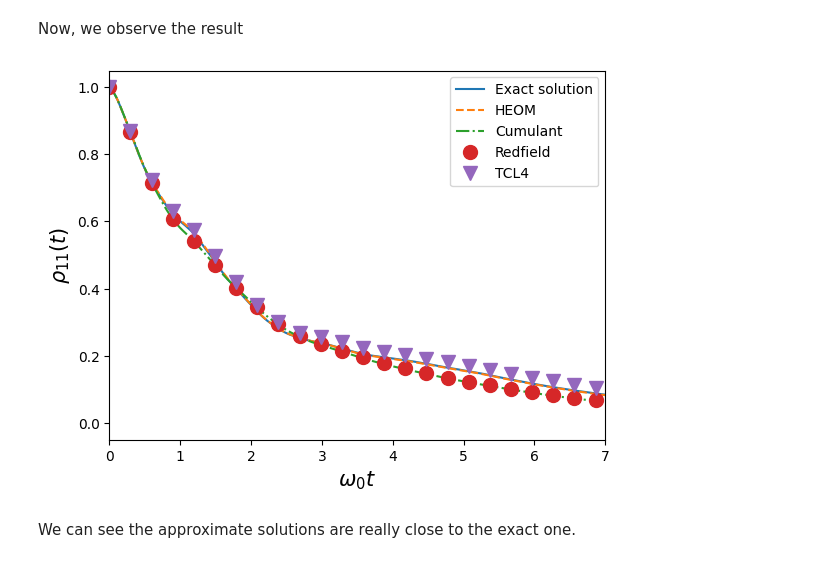
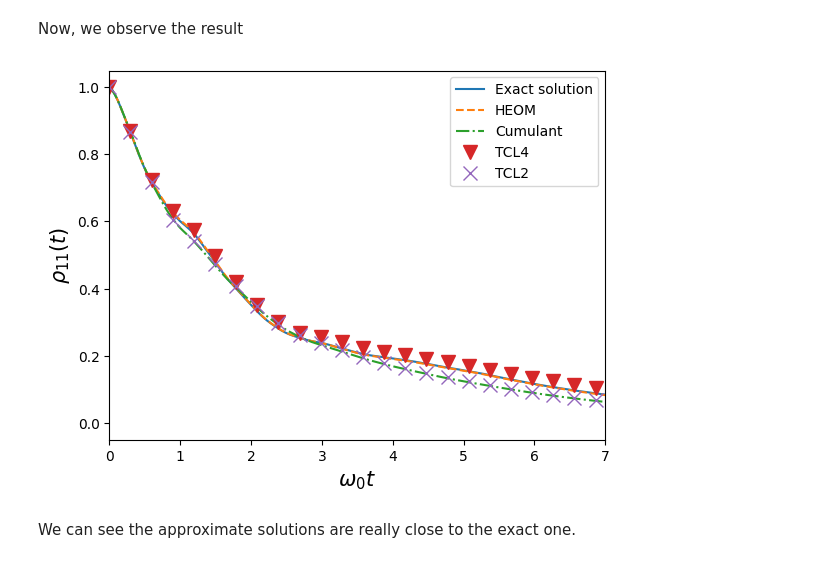
Before and after one commit to gsuarezr/NonMarkovianMethods, a Jupyter notebook: docs/damped_jc.ipynb, the cells around one changed output. Saved outputs shown, nothing was run; the diff lists cells and outputs as text; code cells hidden in the pictures.

```diff
--- a/docs/damped_jc.ipynb
+++ b/docs/damped_jc.ipynb
@@ -78,7 +78,15 @@ def solve_c1_system(cks, vks, c1_0, t_span=(0, 50), t_eval=None):
     ys = sol.y[1:]
     return t, c1, ys
 def g4(ck,vk,w0,t):
-    # if this does not work -iwo to vk
+    """
+    Fourth order coefficients for the TCL equation
+    Parameters:
+        ck : list or array of c_k coefficients
+        vk : list or array of v_k (decay rates)
+        t : np.array, the times in which to evaluate the coefficients
+    Returns:
+         np.array The coefficient evaluated at times t
+    """
     diff=[]
     sam=[]
     for i in range(len(ck)):
@@ -101,16 +109,36 @@ def g4(ck,vk,w0,t):
     same=sum(sam)
     return 2*(different+same)
 def g2(ck,vk,w0,t):
+    """
+    Second order coefficients for the TCL equation
+    Parameters:
+        ck : list or array of c_k coefficients
+        vk : list or array of v_k (decay rates)
+        t : np.array, the times in which to evaluate the coefficients
+    Returns:
+         np.array The coefficient evaluated at times t
+    """
     exp=[]
-    # if this does not work -iwo to vk
     for i in range(len(ck)):
         mul=ck[i]/(vk[i]-1j*w0)
         fd=(1-np.exp(-(vk[i]-1j*w0)*t))
         exp.append(mul*fd)
     return 2*sum(exp)
 def gamma4(ck,vk,w0,t):
+    "Fourth order contribution"
     return g4(ck,vk,w0,t) + g2(ck,vk,w0,t)
 def master_eq_gen(func,ck,vk,w0,t):
+    """
+    Exact master equation generator
+    Parameters:
+        func : python function that generates the coefficients
+        ck : list or array of c_k coefficients
+        vk : list or array of v_k (decay rates)
+        w0 : qubit frequency
+        t : np.array, the times in which to evaluate the coefficients
+    Returns:
+         np.array, The coefficient evaluated at times t
+    """
     gamma= func(ck,vk,w0,t).real
     s=-1j*func(ck,vk,w0,t).imag/2
     A=sigmap()*sigmam()
@@ -222,7 +250,8 @@ Computation Time:0.0584568977355957
 # %%
+cks2=np.array([i.coefficient for i in bath.exponents])
+vks2=np.array([i.exponent for i in bath.exponents])
 def f(t, y):
     return master_eq_gen(gamma4,cks2,vks2,w0,t).full()@y
-print("Started Solving the differential equation")
 tcl4 = solve_ivp(f, [0, t1[-1]],
-                    y0,
+                    rho0.full().flatten(),
                     t_eval=t1, method="BDF")
@@ -252,15 +279,17 @@ Now, we observe the result
 # %%
 fig, ax = plt.subplots()
 ax.plot(t1/w0, abs(c1)**2 , label=rf'Exact solution')
 ax.plot(t1/w0, np.array([i[0,0] for i in heom_states]), linestyle="--",label='HEOM')
 ax.plot(t1/w0, np.array([i[0,0] for i in cum_re]), linestyle="-.",label='Cumulant')
 ax.plot(t1/w0, tcl4.y[0],linestyle="None",marker="v",markevery=15,markersize=10,label='TCL4')
+ax.plot(t1/w0, np.array([i[0,0] for i in red_re]),linestyle="None",marker="x",markevery=15,markersize=10,label='TCL2')
+
 ax.legend()
 ax.set_xlabel(r"$\omega_{0}t$", fontsize=15)
 ax.set_ylabel(r"$\rho_{11}(t)$", fontsize=15)
 plt.xlim(0,7)
 plt.show()
 # %% [output]
-[figure, old version]
+[figure, new version]
 # %% [markdown]
 We can see the approximate solutions are really close to the exact one.
```
Also changed, not shown: parts of 3 cells of this notebook, 2 other files.
